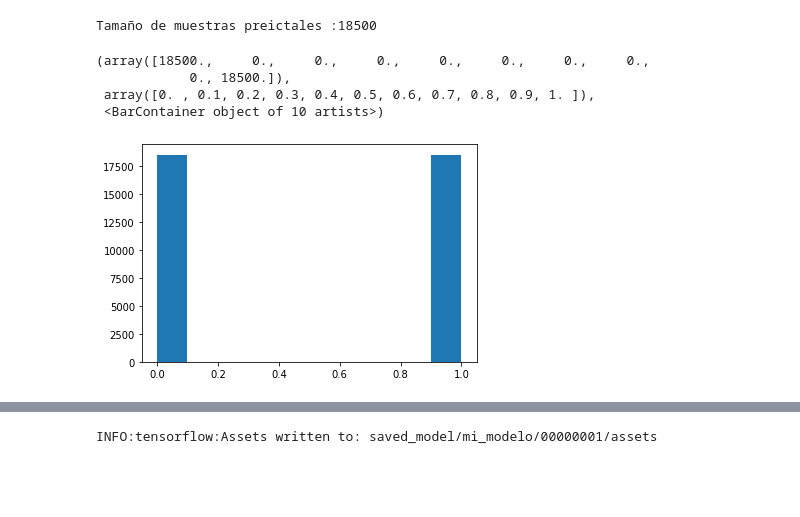
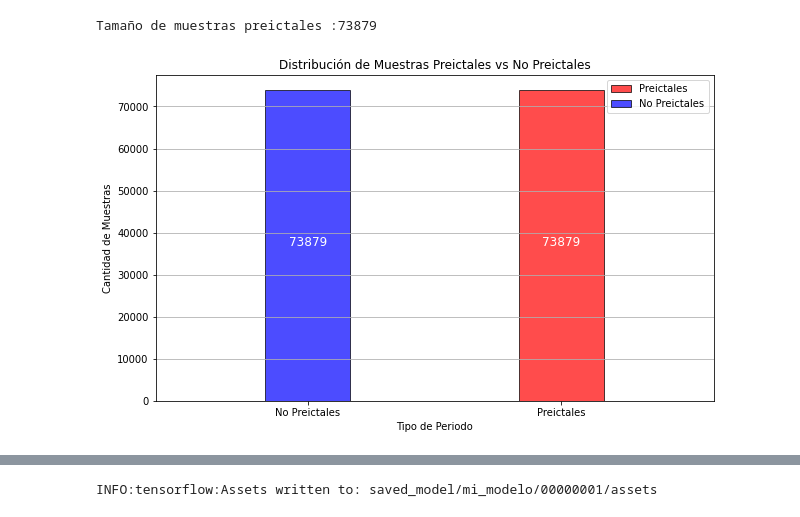
Before and after one commit to soldash/epilepsy, a Jupyter notebook: E8 - Red Neuronal.ipynb, the cells around one changed output, grey strips where cells are left out. Saved outputs shown, nothing was run; the diff lists cells and outputs as text; code cells hidden in the pictures; blank space fills up the shorter version.

```diff
--- a/E8 - Red Neuronal.ipynb
+++ b/E8 - Red Neuronal.ipynb
@@ -6,7 +6,7 @@ import matplotlib.pyplot as plt
 from scipy.signal import find_peaks
 # %%
 mainpath = "/Users/soldash/Documents/Tesis/python/Datos/Todas/" #ruta de Carga de los datos
-filename = "dataframe_concatenado.csv" #Nombre del archivo a cargar
+filename = "dataframe_concatenado1.csv" #Nombre del archivo a cargar
 # %%
 data = pd.read_csv(mainpath+filename, sep=",")
 dummy_df = pd.get_dummies(data, columns=['Seizure'])
@@ -28,21 +28,41 @@ dummy_df
 # %%
-#Igualar muestras
+import matplotlib.pyplot as plt
+
+# Igualar muestras
 sample_size = dummy_df[dummy_df["Seizure_1"] == 1].shape[0]
-print("Tamaño de muestras preictales :"+ str(sample_size))
+print("Tamaño de muestras preictales :" + str(sample_size))
 
 preictal = dummy_df[dummy_df["Seizure_1"] == 1]
 other = dummy_df[dummy_df["Seizure_1"] == 0]
 
-preictal_data = preictal.sample(n= sample_size)
-other_data = other.sample(n= sample_size)
+preictal_data = preictal.sample(n=sample_size)
+other_data = other.sample(n=sample_size)
 
-Sample = pd.concat([preictal_data, other_data], axis = 0)
+Sample = pd.concat([preictal_data, other_data], axis=0)
 
-plt.hist(Sample["Seizure_1"])
+# Crear histograma
+plt.figure(figsize=(10, 6))
+
+# Datos para Preictales
+plt.hist(preictal_data["Seizure_1"], bins=3, edgecolor='black', alpha=0.7, color='red', label='Preictales')
+
+# Datos para No Preictales
+plt.hist(other_data["Seizure_1"], bins=3, edgecolor='black', alpha=0.7, color='blue', label='No Preictales')
+
+plt.title("Distribución de Muestras Preictales vs No Preictales")
+plt.xlabel("Tipo de Periodo")
+plt.ylabel("Cantidad de Muestras")
+plt.xticks([0, 1], ['No Preictales', 'Preictales'])
+plt.grid(axis='y')
+plt.legend()
+
+# Añadir anotaciones
+preictal_count = sum(Sample["Seizure_1"])
+non_preictal_count = len(Sample["Seizure_1"]) - preictal_count
+plt.text(0.0, non_preictal_count/2, str(non_preictal_count), color='white', fontsize=12, ha='center')
+plt.text(1.0, preictal_count/2, str(preictal_count), color='white', fontsize=12, ha='center')
+
+plt.show()
 # %% [output]
-Tamaño de muestras preictales :18500
+Tamaño de muestras preictales :73879
-(array([18500.,     0.,     0.,     0.,     0.,     0.,     0.,     0.,
-            0., 18500.]),
- array([0. , 0.1, 0.2, 0.3, 0.4, 0.5, 0.6, 0.7, 0.8, 0.9, 1. ]),
- <BarContainer object of 10 artists>)
-[figure, old version]
+[figure, new version]
```
Also changed, not shown: parts of 10 cells of this notebook, 40 other files.
